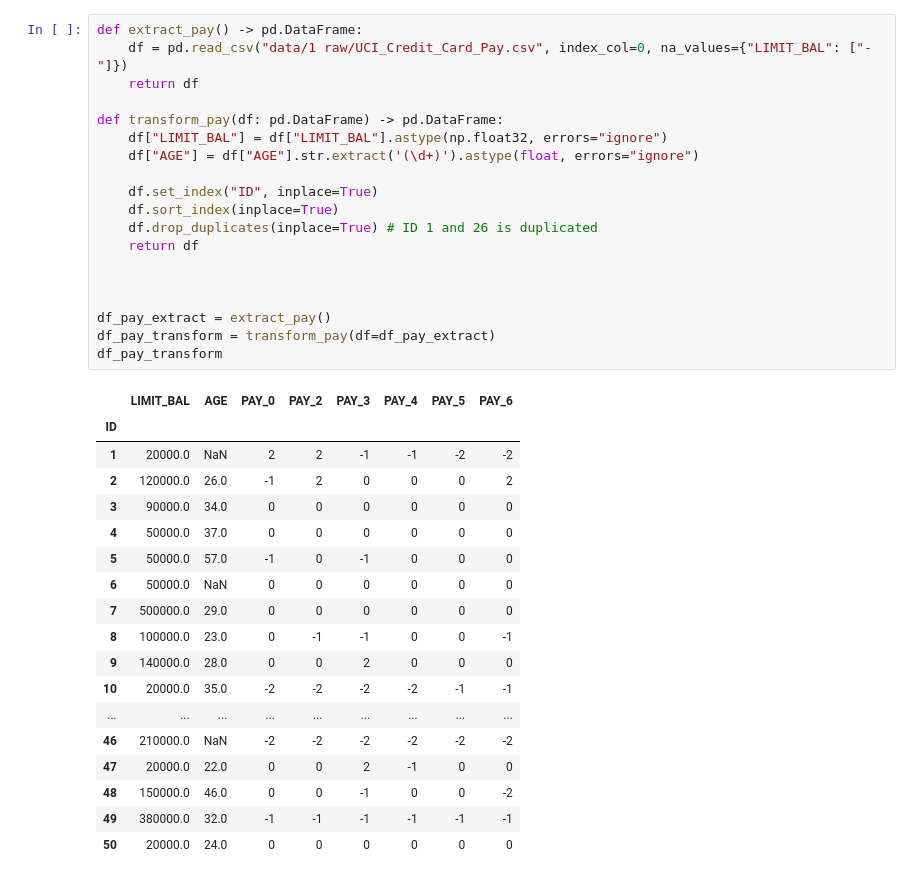
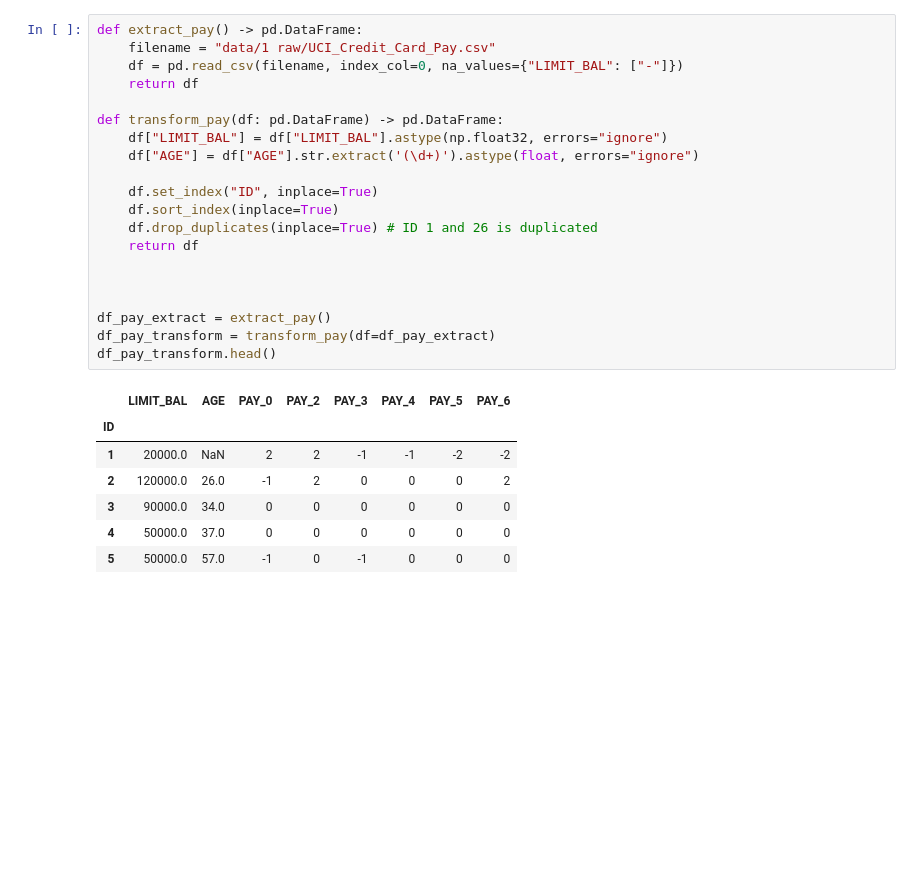
Before and after one commit to AdolfoVillalobos/ta-data-analysis-challenge, a Jupyter notebook: exploration.ipynb, the cells around one changed output. Drawn from its saved outputs; the diff is of its cells as text; blank space fills up the shorter version.

```diff
--- a/exploration.ipynb
+++ b/exploration.ipynb
@@ -47,41 +39,31 @@ df_bill_transform
 # %%
 def extract_pay() -> pd.DataFrame:
-    df = pd.read_csv("data/1 raw/UCI_Credit_Card_Pay.csv", index_col=0, na_values={"LIMIT_BAL": ["-"]})
+    filename = "data/1 raw/UCI_Credit_Card_Pay.csv"
+    df = pd.read_csv(filename, index_col=0, na_values={"LIMIT_BAL": ["-"]})
     return df
 
 def transform_pay(df: pd.DataFrame) -> pd.DataFrame:
     df["LIMIT_BAL"] = df["LIMIT_BAL"].astype(np.float32, errors="ignore")
     df["AGE"] = df["AGE"].str.extract('(\d+)').astype(float, errors="ignore")
 
     df.set_index("ID", inplace=True)
     df.sort_index(inplace=True)
     df.drop_duplicates(inplace=True) # ID 1 and 26 is duplicated
     return df
 
 
 
 df_pay_extract = extract_pay()
 df_pay_transform = transform_pay(df=df_pay_extract)
-df_pay_transform
+df_pay_transform.head()
 # %% [output]
 |  | LIMIT_BAL | AGE | PAY_0 | PAY_2 | PAY_3 | PAY_4 | PAY_5 | PAY_6 |
 | ID |  |  |  |  |  |  |  |  |
 | 1 | 20000.0 | NaN | 2 | 2 | -1 | -1 | -2 | -2 |
 | 2 | 120000.0 | 26.0 | -1 | 2 | 0 | 0 | 0 | 2 |
 | 3 | 90000.0 | 34.0 | 0 | 0 | 0 | 0 | 0 | 0 |
 | 4 | 50000.0 | 37.0 | 0 | 0 | 0 | 0 | 0 | 0 |
 | 5 | 50000.0 | 57.0 | -1 | 0 | -1 | 0 | 0 | 0 |
-| 6 | 50000.0 | NaN | 0 | 0 | 0 | 0 | 0 | 0 |
-| 7 | 500000.0 | 29.0 | 0 | 0 | 0 | 0 | 0 | 0 |
-| 8 | 100000.0 | 23.0 | 0 | -1 | -1 | 0 | 0 | -1 |
-| 9 | 140000.0 | 28.0 | 0 | 0 | 2 | 0 | 0 | 0 |
-| 10 | 20000.0 | 35.0 | -2 | -2 | -2 | -2 | -1 | -1 |
-| ... | ... | ... | ... | ... | ... | ... | ... | ... |
-| 46 | 210000.0 | NaN | -2 | -2 | -2 | -2 | -2 | -2 |
-| 47 | 20000.0 | 22.0 | 0 | 0 | 2 | -1 | 0 | 0 |
-| 48 | 150000.0 | 46.0 | 0 | 0 | -1 | 0 | 0 | -2 |
-| 49 | 380000.0 | 32.0 | -1 | -1 | -1 | -1 | -1 | -1 |
-| 50 | 20000.0 | 24.0 | 0 | 0 | 0 | 0 | 0 | 0 |
 # %%
 def extract_pay_atm() -> pd.DataFrame:
     df = pd.read_csv("data/1 raw/UCI_Credit_Card_PayATM.csv", index_col=0,  na_values={"LIMIT_BAL": ["-"], "EDUCATION": ["Null"]})
```
Also changed, not shown: parts of 10 cells of this notebook, 5 other files.
